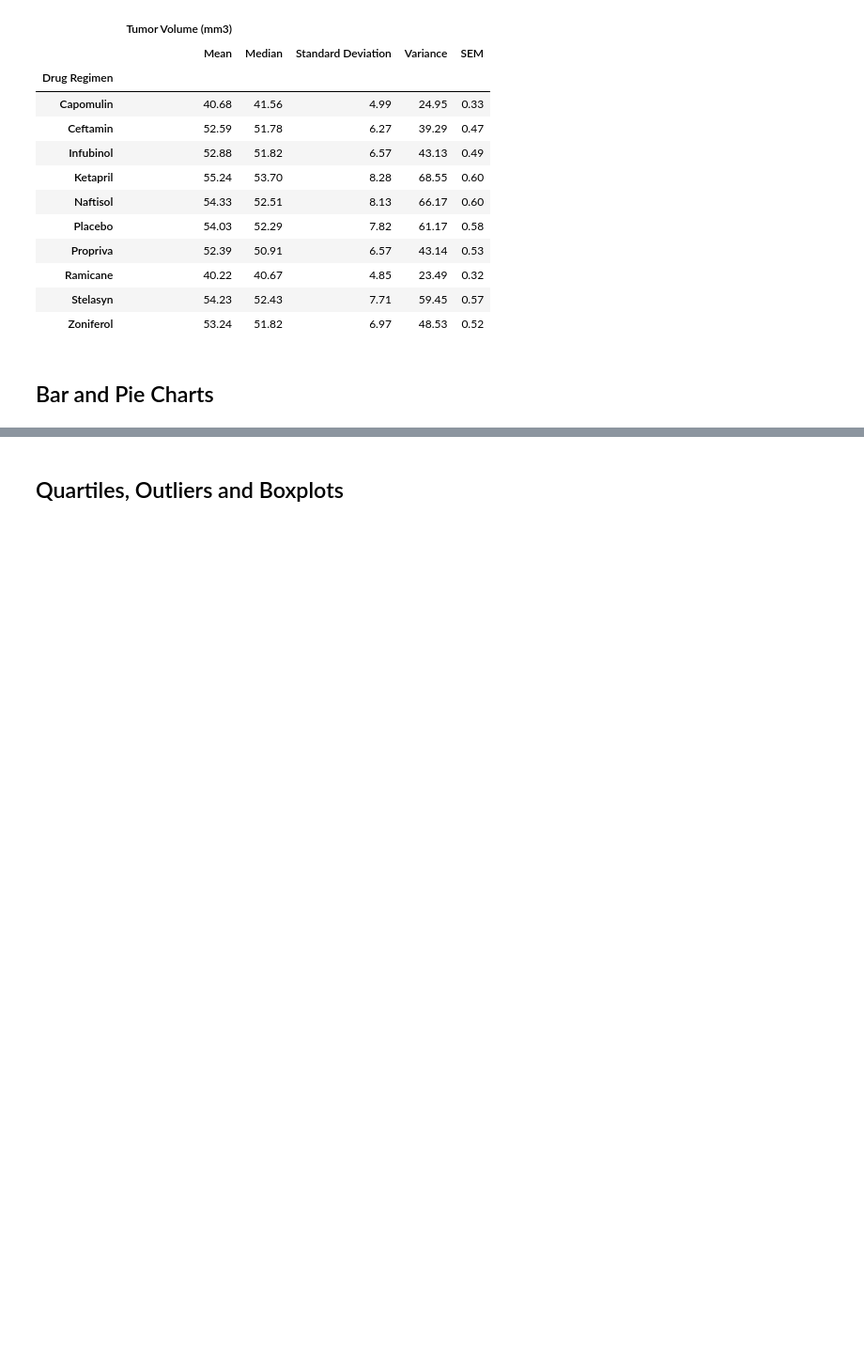
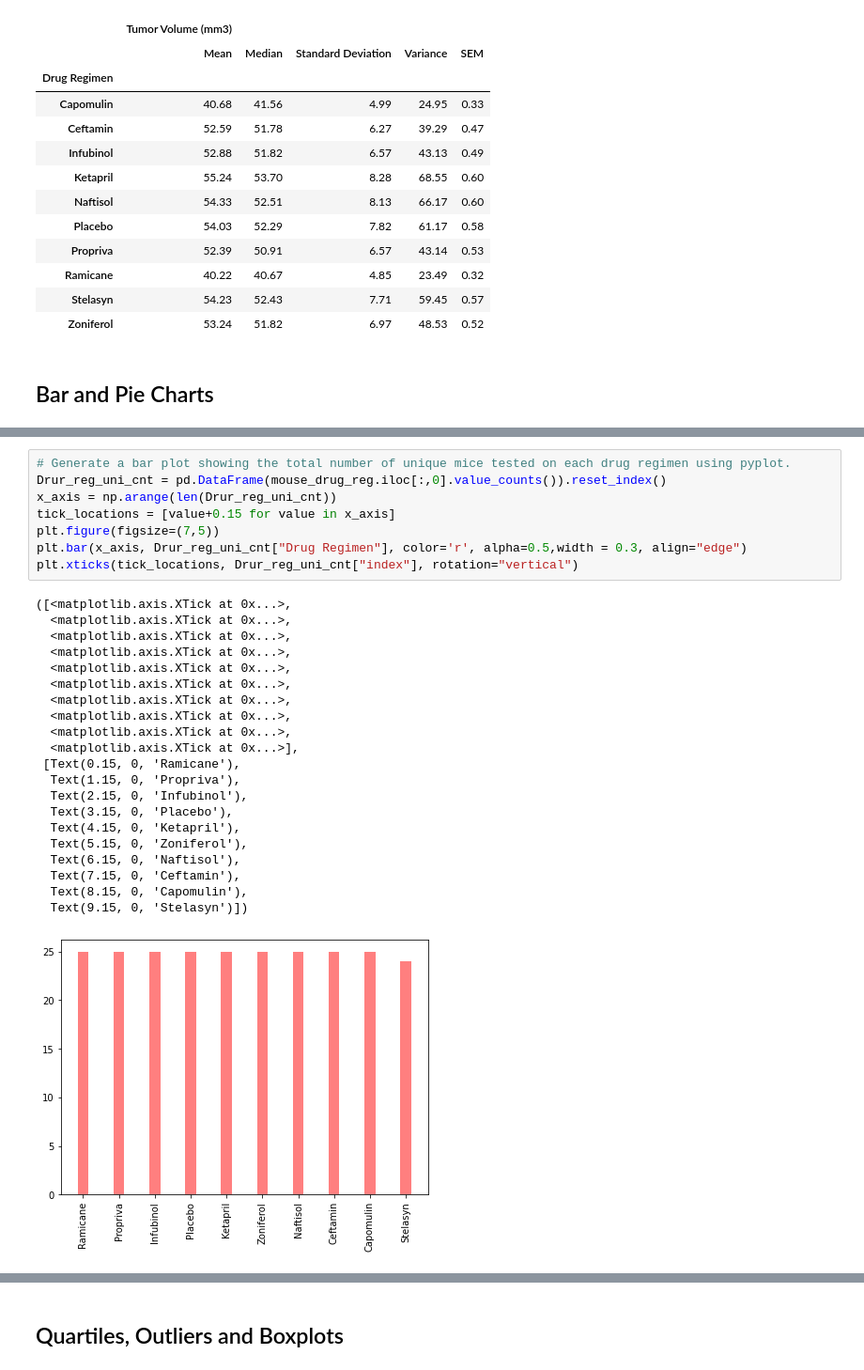
Before and after one commit to 5t4david/matplotlib, a Jupyter notebook: pymaceuticals_starter.ipynb, the cells around one changed output, grey strips where cells are left out. Shown: that part at 94% size. Drawn from its saved outputs; the diff is of its cells as text; blank space fills up the shorter version.

```diff
--- a/pymaceuticals_starter.ipynb
+++ b/pymaceuticals_starter.ipynb
@@ -106,0 +115,30 @@ mouse_drug_regimen
+# %%
+# Generate a bar plot showing the total number of unique mice tested on each drug regimen using pyplot.
+Drur_reg_uni_cnt = pd.DataFrame(mouse_drug_reg.iloc[:,0].value_counts()).reset_index()
+x_axis = np.arange(len(Drur_reg_uni_cnt))
+tick_locations = [value+0.15 for value in x_axis]
+plt.figure(figsize=(7,5))
+plt.bar(x_axis, Drur_reg_uni_cnt["Drug Regimen"], color='r', alpha=0.5,width = 0.3, align="edge")
+plt.xticks(tick_locations, Drur_reg_uni_cnt["index"], rotation="vertical")
+# %% [output]
+([<matplotlib.axis.XTick at 0x...>,
+  <matplotlib.axis.XTick at 0x...>,
+  <matplotlib.axis.XTick at 0x...>,
+  <matplotlib.axis.XTick at 0x...>,
+  <matplotlib.axis.XTick at 0x...>,
+  <matplotlib.axis.XTick at 0x...>,
+  <matplotlib.axis.XTick at 0x...>,
+  <matplotlib.axis.XTick at 0x...>,
+  <matplotlib.axis.XTick at 0x...>,
+  <matplotlib.axis.XTick at 0x...>],
+ [Text(0.15, 0, 'Ramicane'),
+  Text(1.15, 0, 'Propriva'),
+  Text(2.15, 0, 'Infubinol'),
+  Text(3.15, 0, 'Placebo'),
+  Text(4.15, 0, 'Ketapril'),
+  Text(5.15, 0, 'Zoniferol'),
+  Text(6.15, 0, 'Naftisol'),
+  Text(7.15, 0, 'Ceftamin'),
+  Text(8.15, 0, 'Capomulin'),
+  Text(9.15, 0, 'Stelasyn')])
+[figure, added]
```
Also changed, not shown: parts of 14 cells of this notebook.
